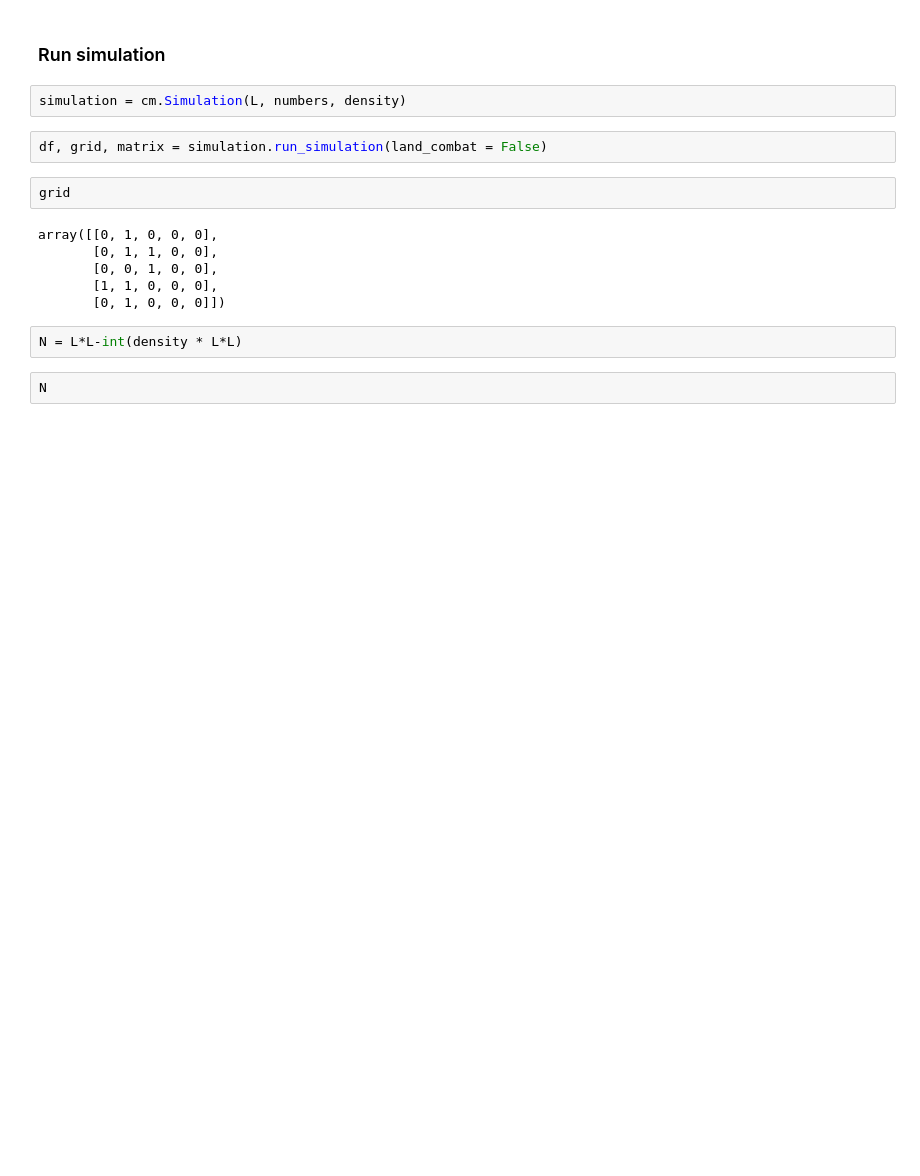
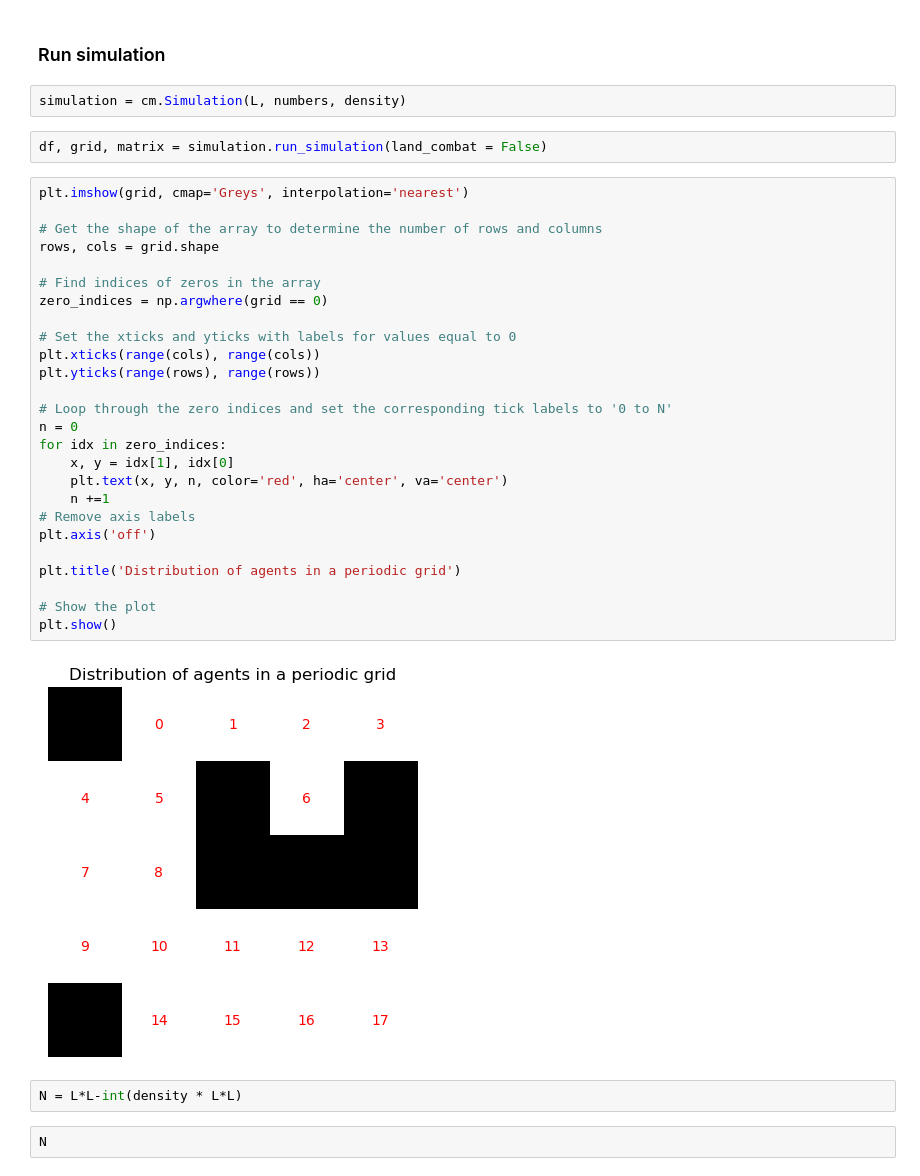
Before and after one commit to brandonminta/conflictmodel, a Jupyter notebook: Simulation-Single.ipynb, the cells around one changed output. Drawn from its saved outputs; the diff is of its cells as text; blank space fills up the shorter version.

```diff
--- a/Simulation-Single.ipynb
+++ b/Simulation-Single.ipynb
@@ -25,13 +25,33 @@ simulation = cm.Simulation(L, numbers, density)
 # %%
 df, grid, matrix = simulation.run_simulation(land_combat = False)
 # %%
-grid
+plt.imshow(grid, cmap='Greys', interpolation='nearest')
+
+# Get the shape of the array to determine the number of rows and columns
+rows, cols = grid.shape
+
+# Find indices of zeros in the array
+zero_indices = np.argwhere(grid == 0)
+
+# Set the xticks and yticks with labels for values equal to 0
+plt.xticks(range(cols), range(cols))
+plt.yticks(range(rows), range(rows))
+
+# Loop through the zero indices and set the corresponding tick labels to '0 to N'
+n = 0
+for idx in zero_indices:
+    x, y = idx[1], idx[0]
+    plt.text(x, y, n, color='red', ha='center', va='center')
+    n +=1
+# Remove axis labels
+plt.axis('off')
+
+plt.title('Distribution of agents in a periodic grid')
+
+# Show the plot
+plt.show()
 # %% [output]
-array([[0, 1, 0, 0, 0],
-       [0, 1, 1, 0, 0],
-       [0, 0, 1, 0, 0],
-       [1, 1, 0, 0, 0],
-       [0, 1, 0, 0, 0]])
+[figure, added]
 # %%
 N = L*L-int(density * L*L)
 # %%
```
Also changed, not shown: parts of 10 cells of this notebook, 8 other files.
